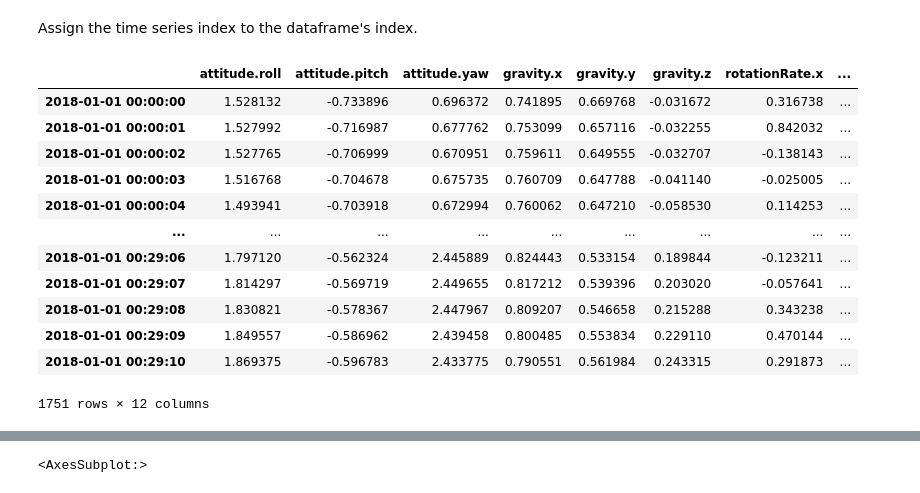
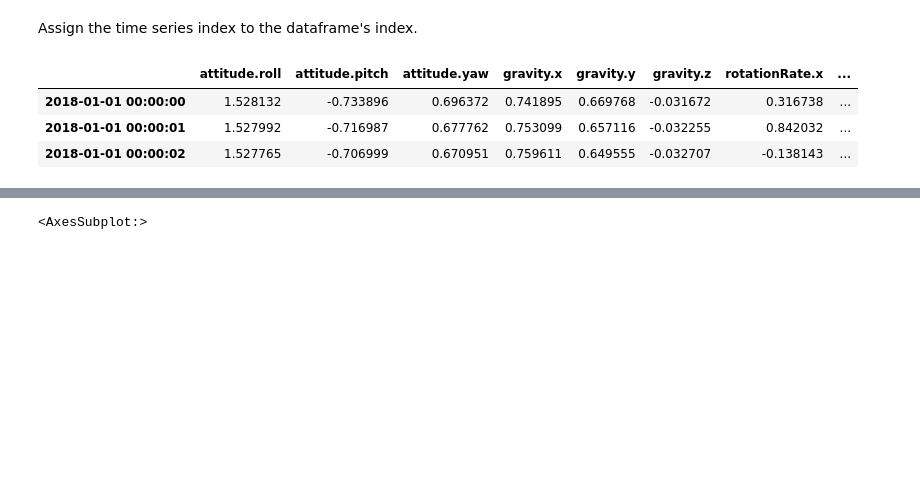
Before and after one commit to Ironhack-Data-Madrid-Agosto-2021/lab-time-series, a Jupyter notebook: your-code/main.ipynb, the cells around one changed output, grey strips where cells are left out. Saved outputs shown, nothing was run; the diff lists cells and outputs as text; code cells hidden in the pictures; blank space fills up the shorter version.

```diff
--- a/your-code/main.ipynb
+++ b/your-code/main.ipynb
@@ -84,21 +82,12 @@ Assign the time series index to the dataframe's index.
 # %%
 sensor = sensor.set_index(dates)
 # %%
-sensor
+sensor.head(3)
 # %% [output]
 |  | attitude.roll | attitude.pitch | attitude.yaw | gravity.x | gravity.y | gravity.z | rotationRate.x | ... |
 | 2018-01-01 00:00:00 | 1.528132 | -0.733896 | 0.696372 | 0.741895 | 0.669768 | -0.031672 | 0.316738 | ... |
 | 2018-01-01 00:00:01 | 1.527992 | -0.716987 | 0.677762 | 0.753099 | 0.657116 | -0.032255 | 0.842032 | ... |
 | 2018-01-01 00:00:02 | 1.527765 | -0.706999 | 0.670951 | 0.759611 | 0.649555 | -0.032707 | -0.138143 | ... |
-| 2018-01-01 00:00:03 | 1.516768 | -0.704678 | 0.675735 | 0.760709 | 0.647788 | -0.041140 | -0.025005 | ... |
-| 2018-01-01 00:00:04 | 1.493941 | -0.703918 | 0.672994 | 0.760062 | 0.647210 | -0.058530 | 0.114253 | ... |
-| ... | ... | ... | ... | ... | ... | ... | ... | ... |
-| 2018-01-01 00:29:06 | 1.797120 | -0.562324 | 2.445889 | 0.824443 | 0.533154 | 0.189844 | -0.123211 | ... |
-| 2018-01-01 00:29:07 | 1.814297 | -0.569719 | 2.449655 | 0.817212 | 0.539396 | 0.203020 | -0.057641 | ... |
-| 2018-01-01 00:29:08 | 1.830821 | -0.578367 | 2.447967 | 0.809207 | 0.546658 | 0.215288 | 0.343238 | ... |
-| 2018-01-01 00:29:09 | 1.849557 | -0.586962 | 2.439458 | 0.800485 | 0.553834 | 0.229110 | 0.470144 | ... |
-| 2018-01-01 00:29:10 | 1.869375 | -0.596783 | 2.433775 | 0.790551 | 0.561984 | 0.243315 | 0.291873 | ... |
-1751 rows × 12 columns
 # %% [markdown]
 Our next step is to decompose the time series and evaluate the patterns in the data. Load the `statsmodels.api` submodule and plot the decomposed plot of `userAcceleration.x`. Set `freq=60` in the `seasonal_decompose` function. Your graph should look like the one below.
 
```
Also changed, not shown: parts of 4 cells of this notebook.
